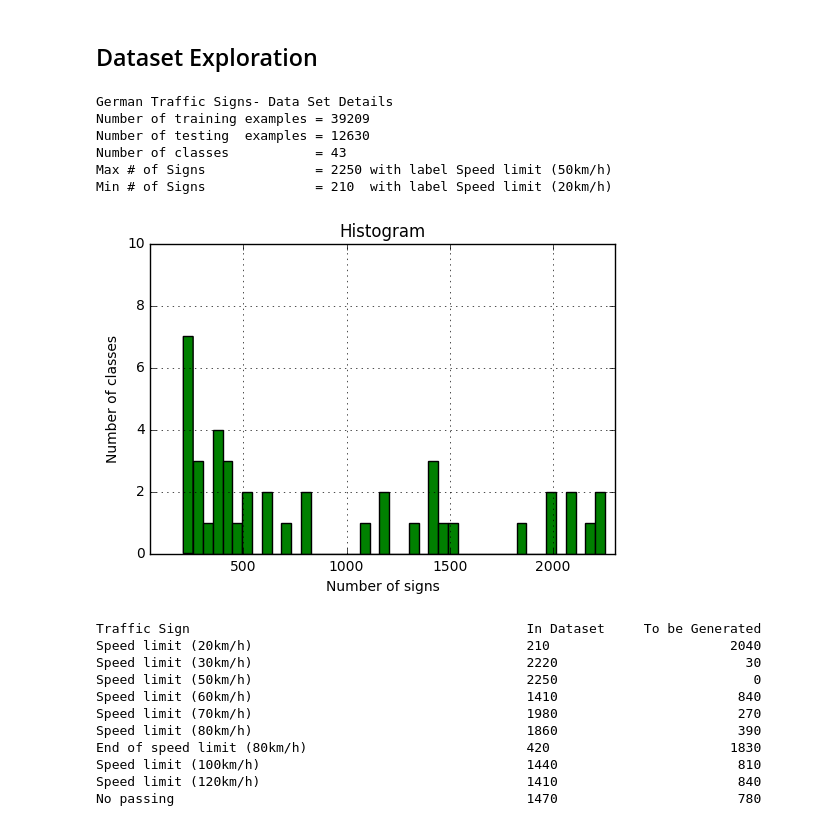
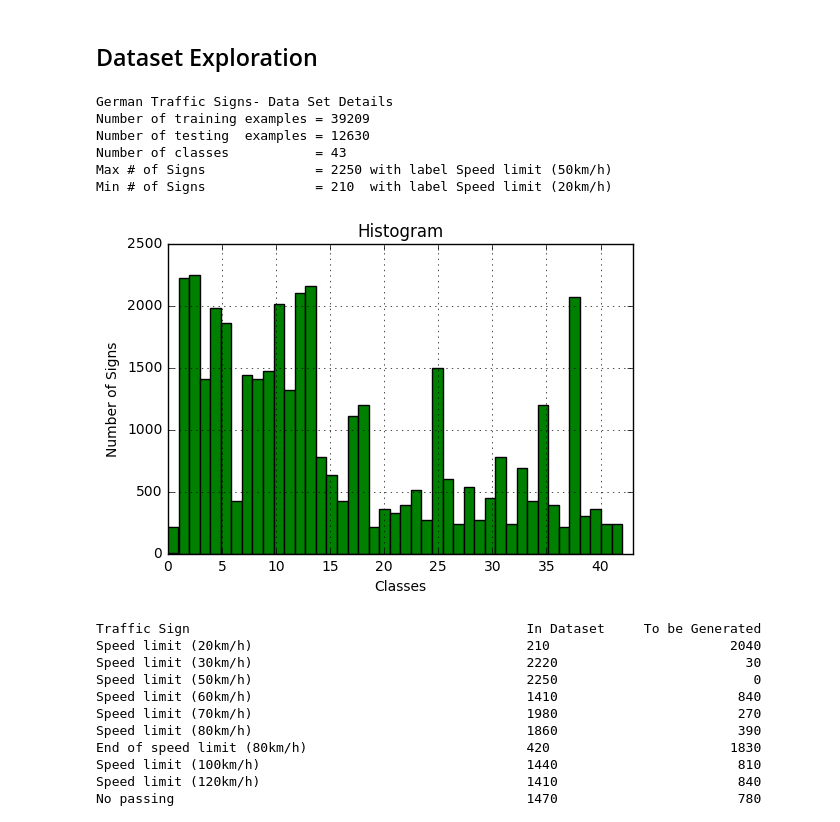
Before and after one commit to chinnikrishna/TrafficSignClassifier, a Jupyter notebook: Traffic_Signs_Recognition.ipynb, the cells around one changed output. Drawn from its saved outputs; the diff is of its cells as text; code cells hidden in the pictures.

```diff
--- a/Traffic_Signs_Recognition.ipynb
+++ b/Traffic_Signs_Recognition.ipynb
@@ -50,38 +50,38 @@ NumClasses  = len(Labels)
 #1. Count number of images in each class
 ClassCount=collections.Counter(TrainLabels)
 #2. Min and Max Signs
 maxkey=max(ClassCount,key=ClassCount.get) # Index with max number of signs
 minkey=min(ClassCount,key=ClassCount.get) # Index with min number of signs
 maxnum=ClassCount[maxkey]
 minnum=ClassCount[minkey]
 #Convert to list. ClassList has number of images for each class
 ClassList=[]
 for key, values in ClassCount.items():
     ClassList.append(values)
 #Print the details
 print("German Traffic Signs- Data Set Details")
 print("Number of training examples =", NumTrainSam)
 print("Number of testing  examples =", NumTestSam)
 print("Number of classes           =", NumClasses)
 print("Max # of Signs              = "+str(maxnum)+" with label "+str(Labels[maxkey][1]))
 print("Min # of Signs              = "+str(minnum)+"  with label "+str(Labels[minkey][1]))
 
 #Plot the histogram
 plt.figure()
 plt.title('Histogram')
-plt.xlabel('Number of signs')
-plt.ylabel('Number of classes')
+plt.xlabel('Classes')
+plt.ylabel('Number of Signs')
 plt.grid(True)
-plt.axis([50,2300,0,10])
-n, bins, patches = plt.hist(ClassList, NumClasses ,facecolor='green')
+plt.axis([0,NumClasses,0,2500])
+n, bins, patches = plt.hist(TrainLabels, NumClasses ,facecolor='green')
 # %% [output]
 German Traffic Signs- Data Set Details
 Number of training examples = 39209
 Number of testing  examples = 12630
 Number of classes           = 43
 Max # of Signs              = 2250 with label Speed limit (50km/h)
 Min # of Signs              = 210  with label Speed limit (20km/h)
-[figure, old version]
+[figure, new version]
 # %%
 #Calculate data that needs to be generated and store it in ToGenNum list
 ToGenNum=[]
```
Also changed, not shown: parts of 17 cells of this notebook, 2 other files.
